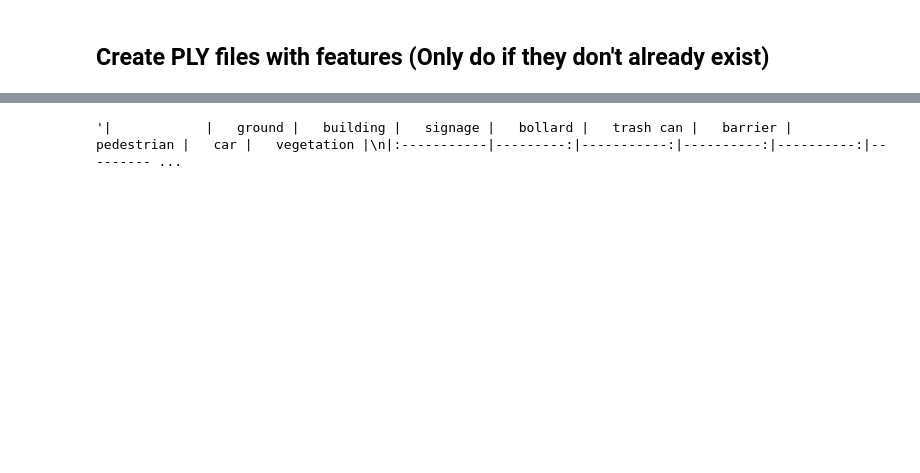
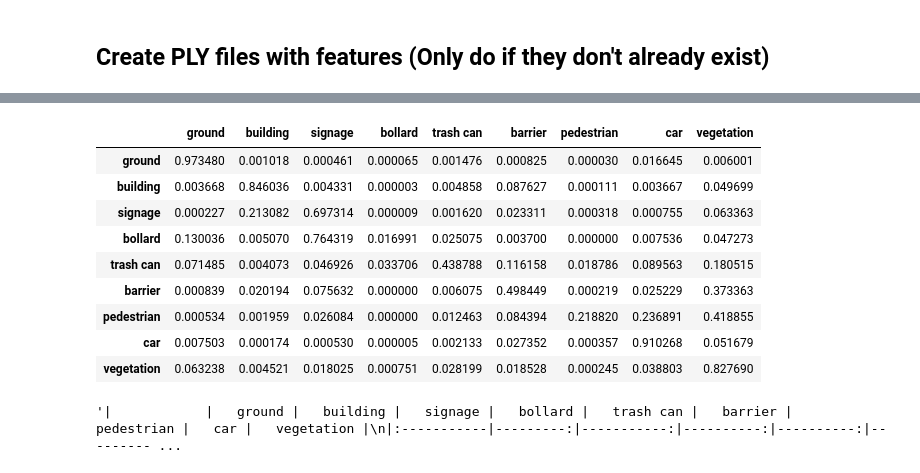
Before and after one commit to fibo11235/TrumanDS, a Jupyter notebook: Capstone/RF/radial/02_Lille_Radial_multiTuning-Testing.ipynb, the cells around one changed output, grey strips where cells are left out. Drawn from its saved outputs; the diff is of its cells as text; code cells hidden in the pictures; blank space fills up the shorter version.

```diff
--- a/Capstone/RF/radial/02_Lille_Radial_multiTuning-Testing.ipynb
+++ b/Capstone/RF/radial/02_Lille_Radial_multiTuning-Testing.ipynb
@@ -159,3 +175,16 @@ cmDF.to_csv("./results/results_confustionMatrix.csv")
+# %%
+cmDF
+# %% [output]
+|  | ground | building | signage | bollard | trash can | barrier | pedestrian | car | vegetation |
+| ground | 0.973480 | 0.001018 | 0.000461 | 0.000065 | 0.001476 | 0.000825 | 0.000030 | 0.016645 | 0.006001 |
+| building | 0.003668 | 0.846036 | 0.004331 | 0.000003 | 0.004858 | 0.087627 | 0.000111 | 0.003667 | 0.049699 |
+| signage | 0.000227 | 0.213082 | 0.697314 | 0.000009 | 0.001620 | 0.023311 | 0.000318 | 0.000755 | 0.063363 |
+| bollard | 0.130036 | 0.005070 | 0.764319 | 0.016991 | 0.025075 | 0.003700 | 0.000000 | 0.007536 | 0.047273 |
+| trash can | 0.071485 | 0.004073 | 0.046926 | 0.033706 | 0.438788 | 0.116158 | 0.018786 | 0.089563 | 0.180515 |
+| barrier | 0.000839 | 0.020194 | 0.075632 | 0.000000 | 0.006075 | 0.498449 | 0.000219 | 0.025229 | 0.373363 |
+| pedestrian | 0.000534 | 0.001959 | 0.026084 | 0.000000 | 0.012463 | 0.084394 | 0.218820 | 0.236891 | 0.418855 |
+| car | 0.007503 | 0.000174 | 0.000530 | 0.000005 | 0.002133 | 0.027352 | 0.000357 | 0.910268 | 0.051679 |
+| vegetation | 0.063238 | 0.004521 | 0.018025 | 0.000751 | 0.028199 | 0.018528 | 0.000245 | 0.038803 | 0.827690 |
 # %%
 cmDF.round(2).to_markdown()
 # %% [output]
```
Also changed, not shown: parts of 20 cells of this notebook, 40 other files.
